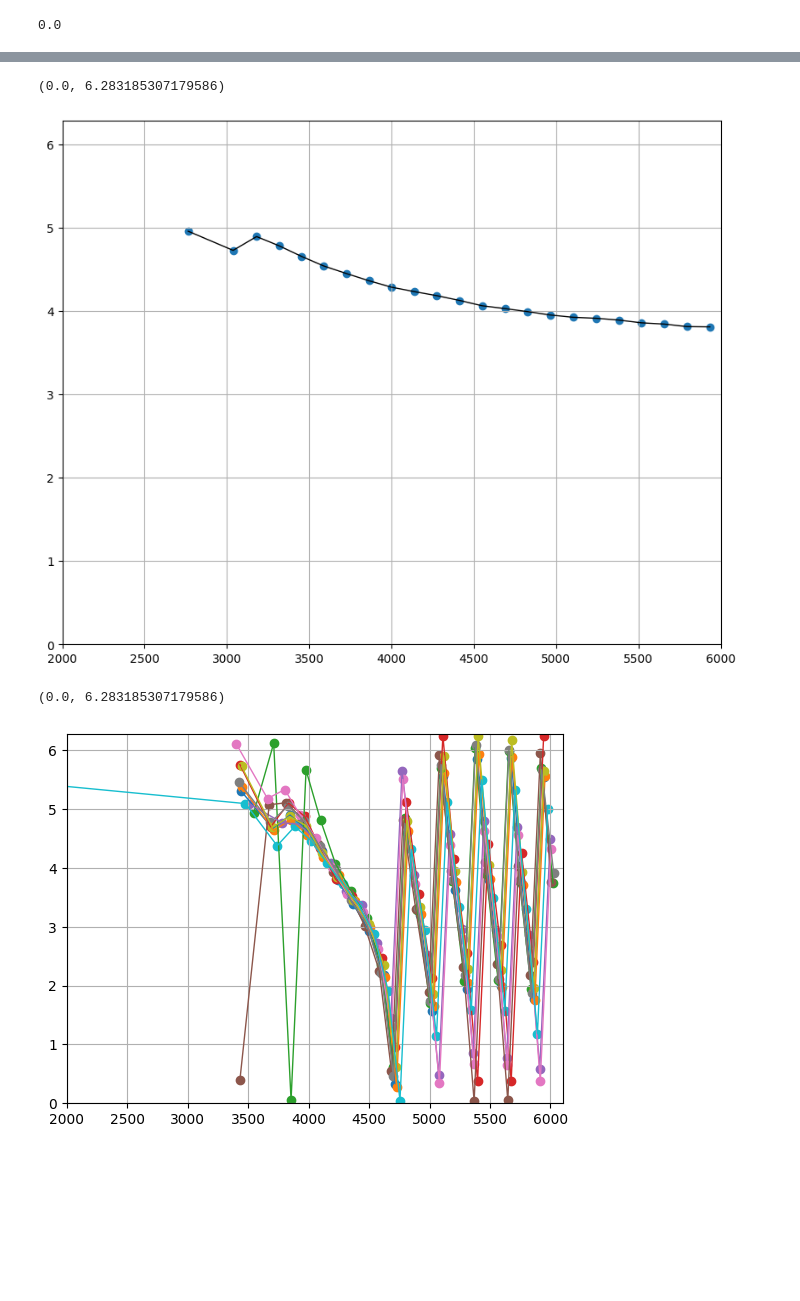
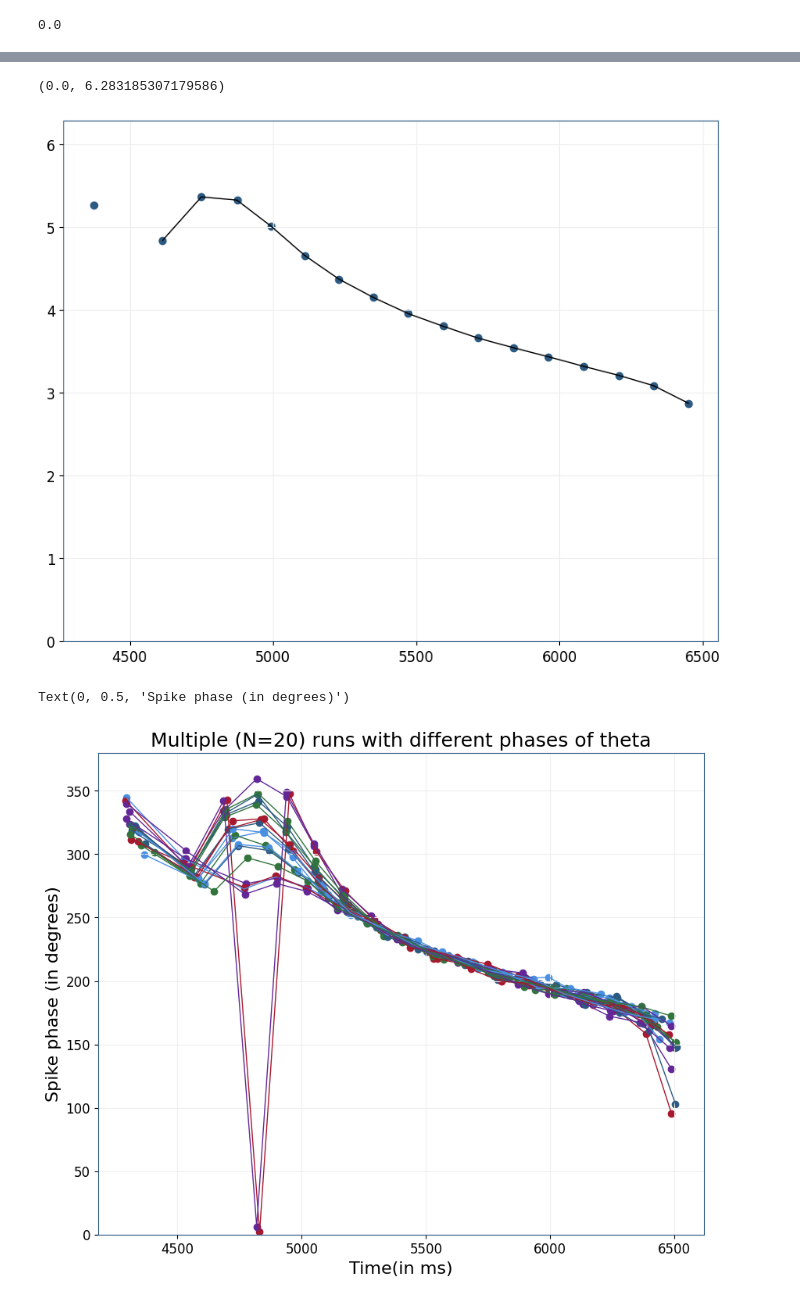
Before and after one commit to tiny-infinity/GridCellsTheta, a Jupyter notebook: phase_prec_final.ipynb, the cells around one changed output, grey strips where cells are left out. Saved outputs shown, nothing was run; the diff lists cells and outputs as text; code cells hidden in the pictures; blank space fills up the shorter version.

Commit message:
phases

```diff
--- a/phase_prec_final.ipynb
+++ b/phase_prec_final.ipynb
@@ -80,17 +90,13 @@ Vector[259]
 # %%
-g_max = 0.001
-g_min = 0.00005
-tau_fall = 900.0
-tau_rise = 400.0
-
-theta_freq = 7.2
+g_max = 0.001 #2.92e-4
+g_min = 0.00005 #2.40e-6
 mod_depth = 0.1
 init_phase = np.random.uniform(0,2*np.pi)
 print(init_phase)
 
 idx_1 = int(2000/h.dt)
-idx_2 = int(6000/h.dt)
-idx_3 = int(6000/h.dt)
+idx_2 = int(6500/h.dt)
+idx_3 = int(6500/h.dt)
 
 inhib_base = np.full(n_points,g_max)
 t_phase1 = time_arr[idx_1:idx_2] - time_arr[idx_1]
@@ -105,9 +111,10 @@ inhib_base[idx_3:] = (start_val + (g_max-start_val)*(1-np.exp(-t_phase3/tau_rise
 #inhib_base[idx_3:] = np.full_like(inhib_base[idx_3:],1e-3)
 theta_factor = 1 + (mod_depth*(np.sin(init_phase +  (2*np.pi*theta_freq*time_arr/1000.0))))
 
+"""
 # --- Gaussian Disinhibition (Predictive Priming) ---
 t_mid = 4000.0  # Center of the grid field
-width = 2000.0  # Spatial/Temporal width of the field
+width = 3000.0  # Spatial/Temporal width of the field
 
 # Gaussian disinhibition: Inhibition is highest far from the center
 # and drops (disinhibits) as you approach t_mid.
@@ -115,11 +122,12 @@ dist_from_center = (time_arr - t_mid)
 inhib_envelope = g_max - (g_max - g_min) * np.exp(-(dist_from_center**2) / (2 * width**2))
 
 # Apply multiplicative theta modulation
-inhib_cond_arr = inhib_envelope * theta_factor
-#inhib_cond_arr = inhib_base #* theta_factor
-noise = np.random.normal(loc=0.0,scale=1e-5,size=len(inhib_cond_arr))
+inhib_cond_arr = inhib_envelope #* theta_factor
+"""
+inhib_cond_arr = inhib_base * theta_factor
+noise = np.random.normal(loc=0.0,scale=1e-6,size=len(inhib_cond_arr))
 inhib_cond_arr += noise
-inhib_cond_arr = np.maximum(inhib_cond_arr,0.00001)
+inhib_cond_arr = np.maximum(inhib_cond_arr,0.000001)
 
 g_vec = h.Vector(inhib_cond_arr)
 g_vec.play(syn_inh._ref_g, h.dt)
@@ -217,13 +310,13 @@ plt.figure(figsize=(10,8))
 plt.scatter(spikes_arr,phases)
 plt.plot(spikes_arr[1:],phases[1:],linewidth=1,color='black')
 plt.grid(True)
-plt.xlim(2000,6000)
+
 plt.ylim(0,2*np.pi)
 # %% [output]
 (0.0, 6.283185307179586)
-[figure, old version]
+[figure, new version]
 # %%
-num_runs = 10
+num_runs = 20
 spike_times_matrix = []
 spike_phases_matrix =[]
 
@@ -249,18 +342,24 @@ for n in range(num_runs):
 
     spike_times_matrix.append(temp_spikes)
     spike_phases_matrix.append(temp_phases)
+
+    spike_times_stell.resize(0)
 # %%
+plt.figure(figsize=(10,8))
 for times,phases in zip(spike_times_matrix,spike_phases_matrix):
 
-    plt.scatter(times,phases)
-    plt.plot(times,phases,linewidth=1)
+    plt.scatter(times,np.degrees(phases))
+    plt.plot(times,np.degrees(phases),linewidth=1)
 
 plt.grid(True)
-plt.xlim(2000,6100)
-plt.ylim(0,2*np.pi)
+#plt.xlim(2000,6100)
+plt.ylim(0,380)
+plt.title("Multiple (N=20) runs with different phases of theta")
+plt.xlabel("Time(in ms)")
+plt.ylabel("Spike phase (in degrees)")
 # %% [output]
-(0.0, 6.283185307179586)
+Text(0, 0.5, 'Spike phase (in degrees)')
-[figure, old version]
+[figure, new version]
 # %%
 import analysis_utils as a_utils
 from scipy.stats import linregress
```
Also changed, not shown: parts of 13 cells of this notebook, 11 other files.
